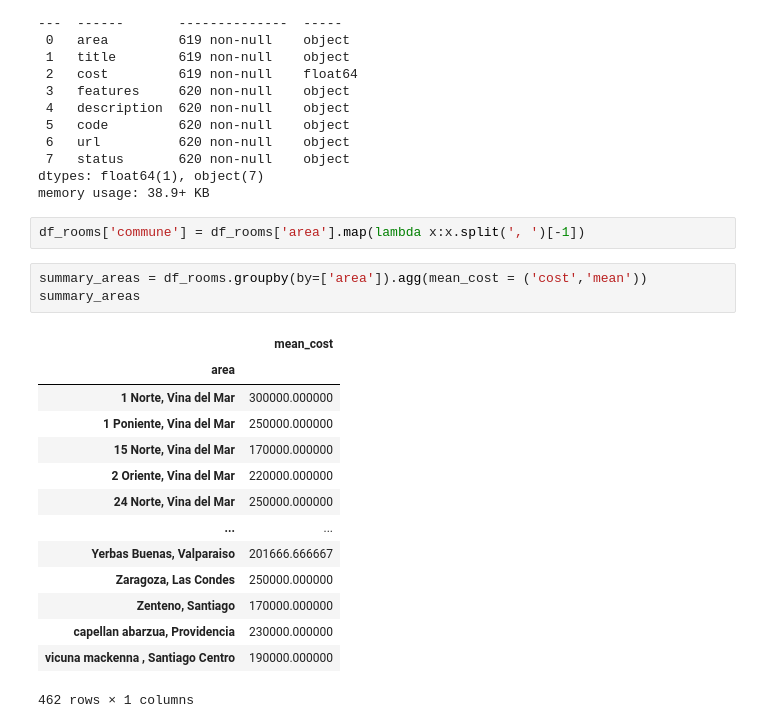
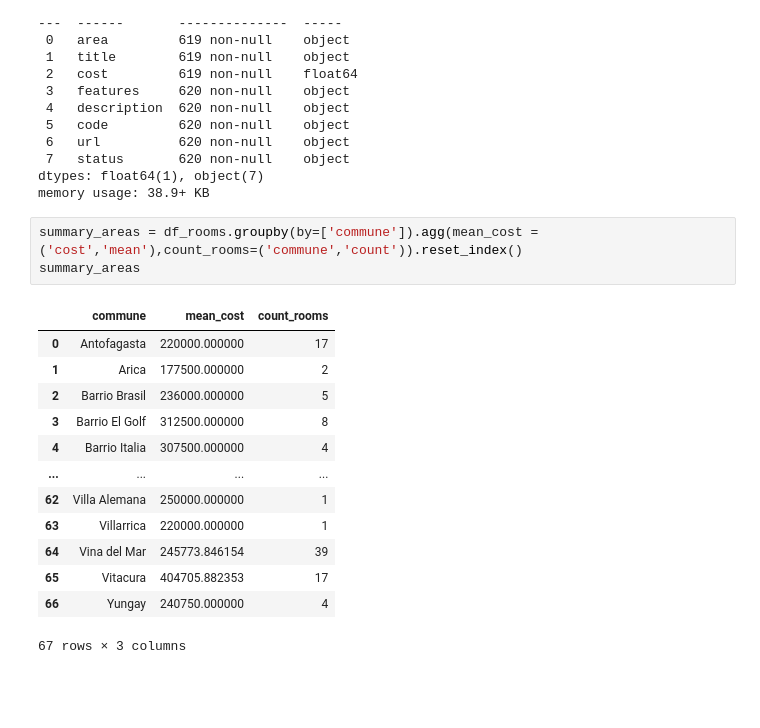
Before and after one commit to DanielTaiba/roomies, a Jupyter notebook: EDA.ipynb, the cells around one changed output. Cells and saved outputs as stored; diff of their text form; blank space fills up the shorter version.

```diff
--- a/EDA.ipynb
+++ b/EDA.ipynb
@@ -88,23 +88,20 @@ Data columns (total 8 columns):
  7   status       620 non-null    object
 dtypes: float64(1), object(7)
 memory usage: 38.9+ KB
-# %%
-df_rooms['commune'] = df_rooms['area'].map(lambda x:x.split(', ')[-1])
 # %%
-summary_areas = df_rooms.groupby(by=['area']).agg(mean_cost = ('cost','mean'))
+summary_areas = df_rooms.groupby(by=['commune']).agg(mean_cost = ('cost','mean'),count_rooms=('commune','count')).reset_index()
 summary_areas
 # %% [output]
-|  | mean_cost |
-| area |  |
-| 1 Norte, Vina del Mar | 300000.000000 |
-| 1 Poniente, Vina del Mar | 250000.000000 |
-| 15 Norte, Vina del Mar | 170000.000000 |
-| 2 Oriente, Vina del Mar | 220000.000000 |
-| 24 Norte, Vina del Mar | 250000.000000 |
-| ... | ... |
-| Yerbas Buenas, Valparaiso | 201666.666667 |
-| Zaragoza, Las Condes | 250000.000000 |
-| Zenteno, Santiago | 170000.000000 |
-| capellan abarzua, Providencia | 230000.000000 |
-| vicuna mackenna , Santiago Centro | 190000.000000 |
+|  | commune | mean_cost | count_rooms |
+| 0 | Antofagasta | 220000.000000 | 17 |
+| 1 | Arica | 177500.000000 | 2 |
+| 2 | Barrio Brasil | 236000.000000 | 5 |
+| 3 | Barrio El Golf | 312500.000000 | 8 |
+| 4 | Barrio Italia | 307500.000000 | 4 |
+| ... | ... | ... | ... |
+| 62 | Villa Alemana | 250000.000000 | 1 |
+| 63 | Villarrica | 220000.000000 | 1 |
+| 64 | Vina del Mar | 245773.846154 | 39 |
+| 65 | Vitacura | 404705.882353 | 17 |
+| 66 | Yungay | 240750.000000 | 4 |
-462 rows × 1 columns
+67 rows × 3 columns
```
Also changed, not shown: parts of 2 cells of this notebook.
